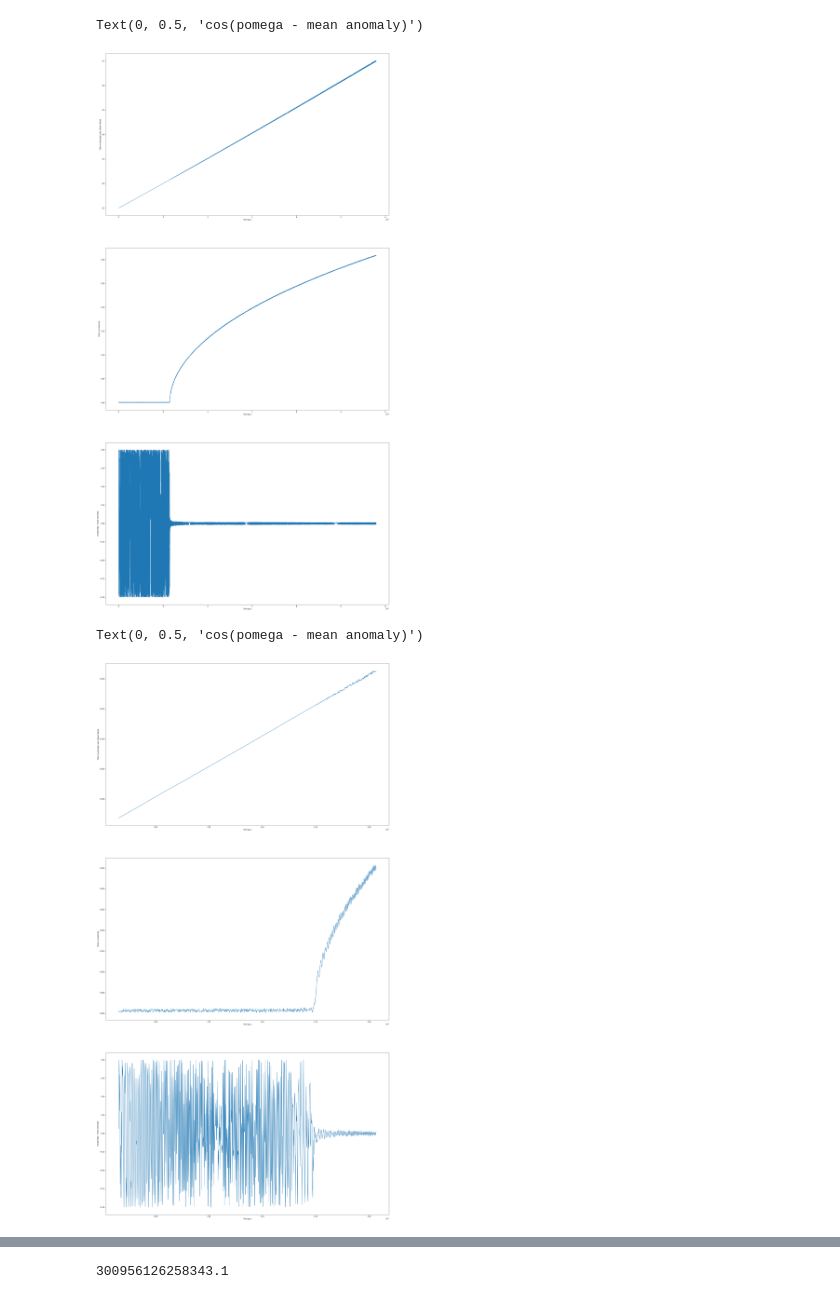
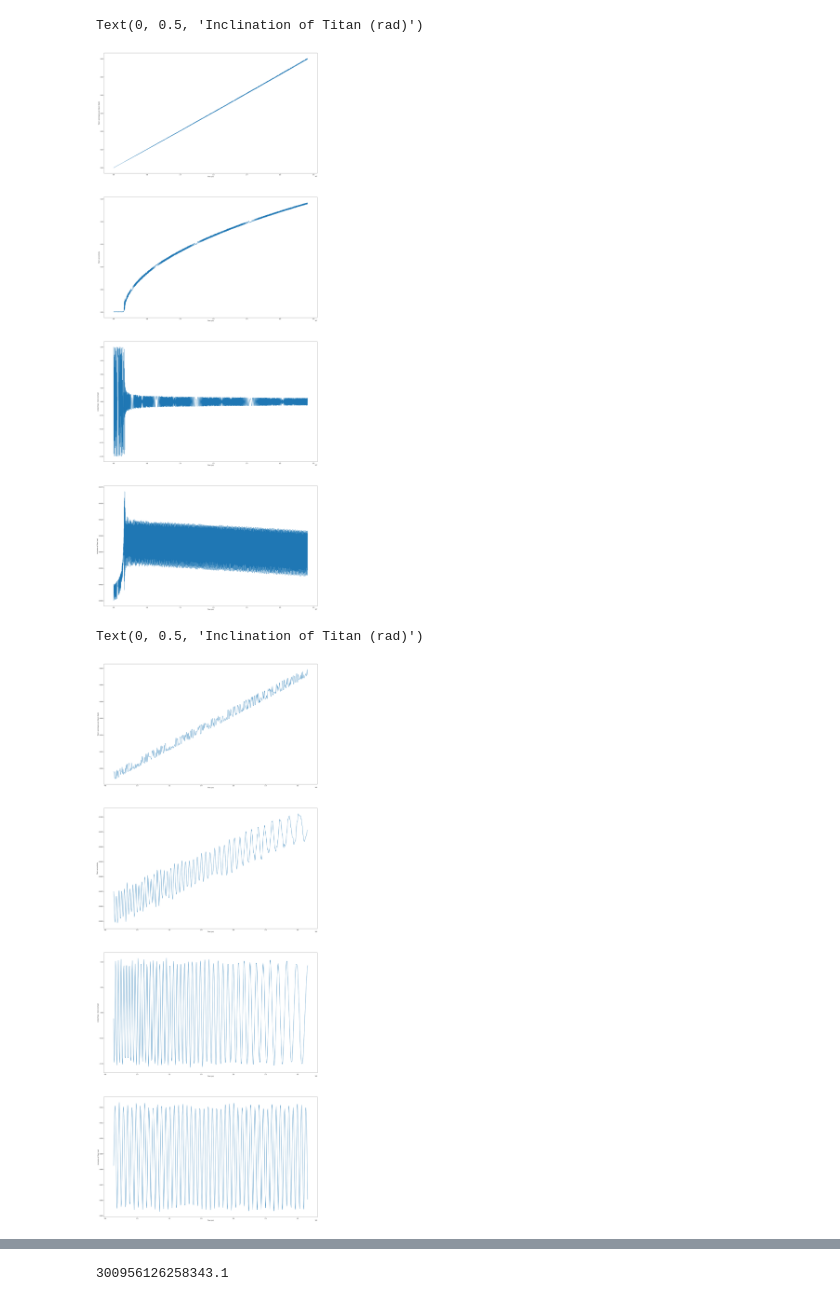
Before and after one commit to hdayuan/F21_JP_Titan-Sims, a Jupyter notebook: plot-titan.ipynb, the cells around one changed output, grey strips where cells are left out. Drawn from its saved outputs; the diff is of its cells as text; code cells hidden in the pictures.

```diff
--- a/plot-titan.ipynb
+++ b/plot-titan.ipynb
@@ -3,10 +3,10 @@ import matplotlib.pyplot as plt
 import numpy as np
 
 # read arguments, and open corresponding output file
-numSamples = 20000
-step = 1
-f = open(r"v2-output-20000s-8.1to8.7rs.txt", "r")
-buffer = 3
+numSamples = 10000
+step = 2
+f = open(r"v3out-div1.0-10000s-8.2to8.5rs.txt", "r")
+buffer = 4
 
 plotSamples = numSamples // step
 
@@ -21,35 +21,35 @@ diff_array = [0] * plotSamples
 allLines = f.readlines()
 f.close()
 for i in range(buffer, buffer + numSamples, step):
     numbers = allLines[i].split()
     a_array[(i - buffer) // step] = float(numbers[0])
     e_array[(i - buffer) // step] = float(numbers[1])
     i_array[(i - buffer) // step] = float(numbers[4])
     t_array[(i - buffer) // step] = float(numbers[5])
     diff_array[(i - buffer) // step] = np.cos(float(numbers[2]) - float(numbers[3]))
 
 fig, axs = plt.subplots(4)
 
 fig.set_size_inches(30, 80)
 
 axs[0].plot(t_array,a_array)
 axs[0].set_xlabel('Time (yrs)')
 axs[0].set_ylabel('Titan\'s semimajor axis (Saturn Radii)')
 
 axs[1].plot(t_array,e_array)
 axs[1].set_xlabel('Time (yrs)')
 axs[1].set_ylabel('Titan\'s eccentricity')
 
 axs[2].plot(t_array,diff_array)
 axs[2].set_xlabel('Time (yrs)')
 axs[2].set_ylabel('cos(pomega - mean anomaly)')
 
 axs[3].plot(t_array,i_array)
 axs[3].set_xlabel('Time (yrs)')
 axs[3].set_ylabel('Inclination of Titan (rad)')
 # %% [output]
-Text(0, 0.5, 'cos(pomega - mean anomaly)')
+Text(0, 0.5, 'Inclination of Titan (rad)')
-[figure, old version]
+[figure, new version]
 # %%
 start_ratio = 1./6.
 end_ratio = 2.5/12.
@@ -94,8 +94,8 @@ axsZ[3].plot(t_arrayZ,i_arrayZ)
 axsZ[3].set_xlabel('Time (yrs)')
 axsZ[3].set_ylabel('Inclination of Titan (rad)')
 # %% [output]
-Text(0, 0.5, 'cos(pomega - mean anomaly)')
+Text(0, 0.5, 'Inclination of Titan (rad)')
-[figure, old version]
+[figure, new version]
 # %%
 # Plot eccentricity decay timescale over time
 G = 6.67e-11 # G in SI units ****
```
Also changed, not shown: parts of 1 cell of this notebook, 1 other file.
